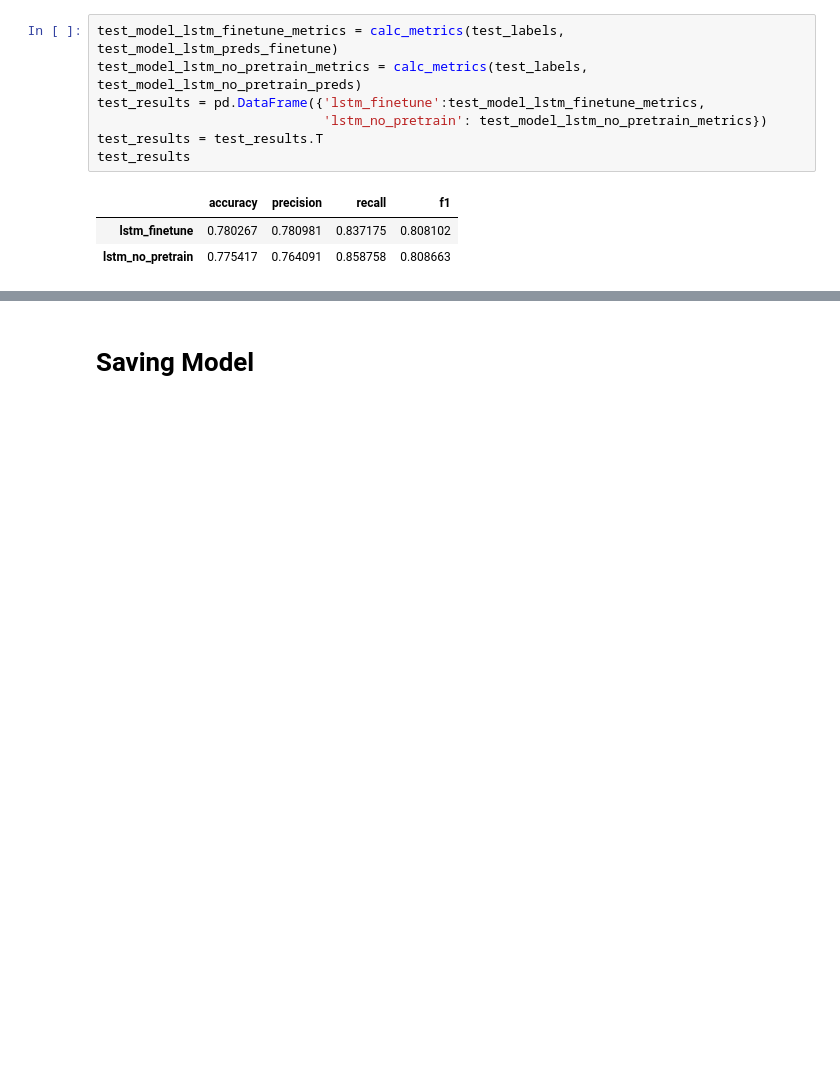
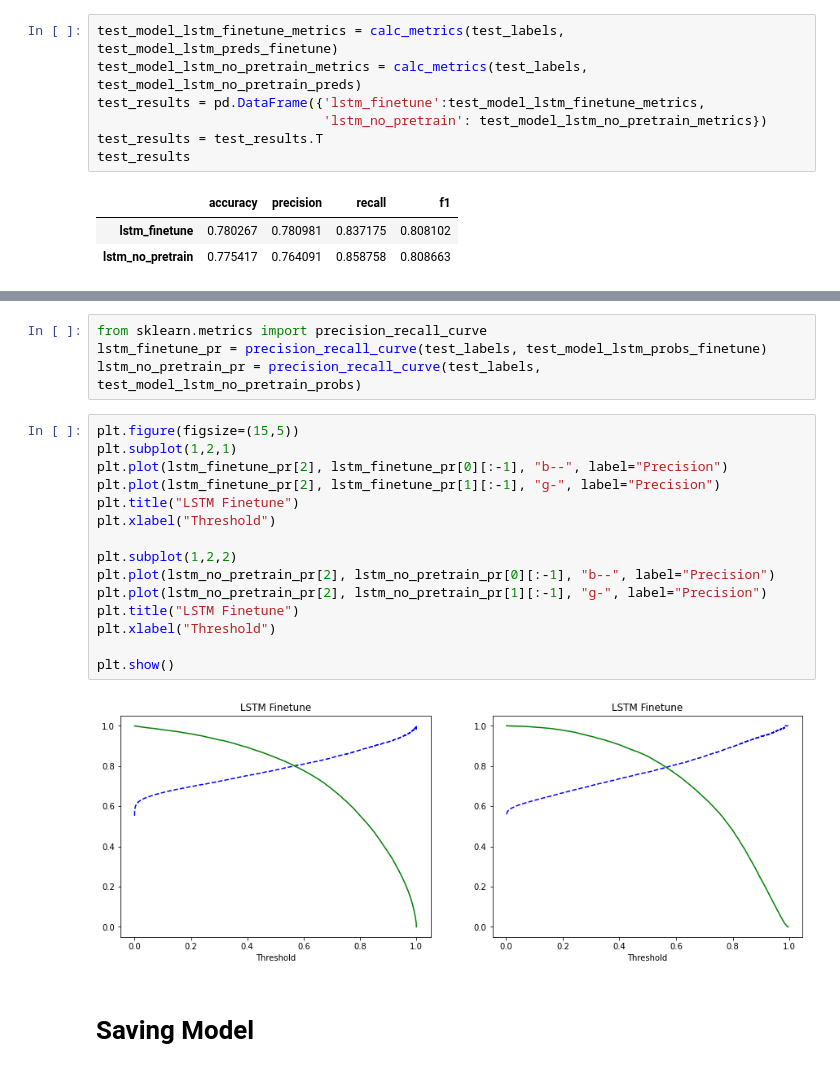
Before and after one commit to jacobh310/food_nlp, a Jupyter notebook: data_cleaning_exploration_model_building/Model Building_V2.ipynb, the cells around one changed output, grey strips where cells are left out. Cells and saved outputs as stored; diff of their text form; blank space fills up the shorter version.

```diff
--- a/data_cleaning_exploration_model_building/Model Building_V2.ipynb
+++ b/data_cleaning_exploration_model_building/Model Building_V2.ipynb
@@ -1315,3 +1344,24 @@ test_results
+# %%
+from sklearn.metrics import precision_recall_curve
+lstm_finetune_pr = precision_recall_curve(test_labels, test_model_lstm_probs_finetune)
+lstm_no_pretrain_pr = precision_recall_curve(test_labels, test_model_lstm_no_pretrain_probs)
+# %%
+plt.figure(figsize=(15,5))
+plt.subplot(1,2,1)
+plt.plot(lstm_finetune_pr[2], lstm_finetune_pr[0][:-1], "b--", label="Precision")
+plt.plot(lstm_finetune_pr[2], lstm_finetune_pr[1][:-1], "g-", label="Precision")
+plt.title("LSTM Finetune")
+plt.xlabel("Threshold")
+
+plt.subplot(1,2,2)
+plt.plot(lstm_no_pretrain_pr[2], lstm_no_pretrain_pr[0][:-1], "b--", label="Precision")
+plt.plot(lstm_no_pretrain_pr[2], lstm_no_pretrain_pr[1][:-1], "g-", label="Precision")
+plt.title("LSTM Finetune")
+plt.xlabel("Threshold")
+
+plt.show()
+# %% [output]
+[figure, added]
 # %% [markdown]
 # Saving Model
 # %%
```
Also changed, not shown: parts of 7 cells of this notebook, 2 other files.
